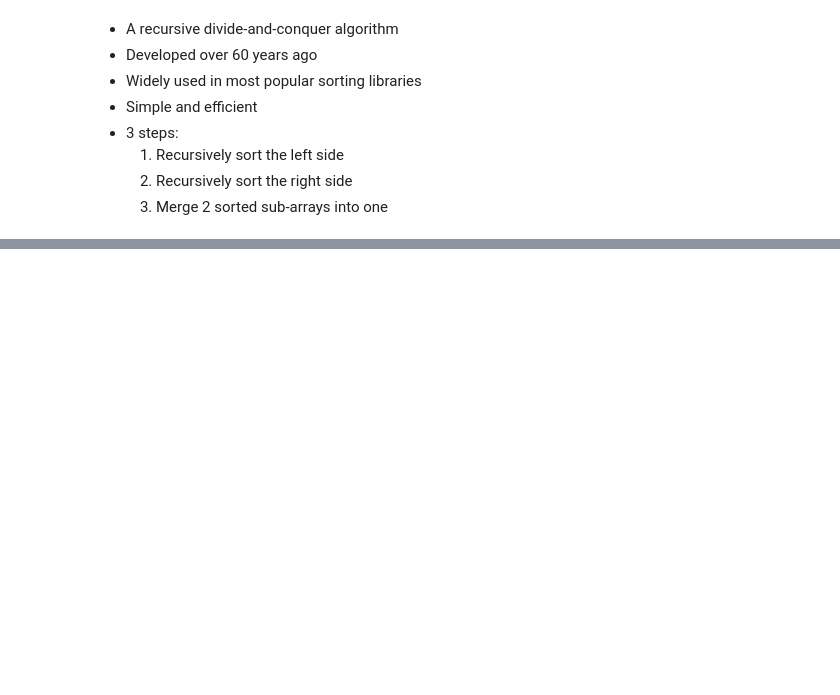
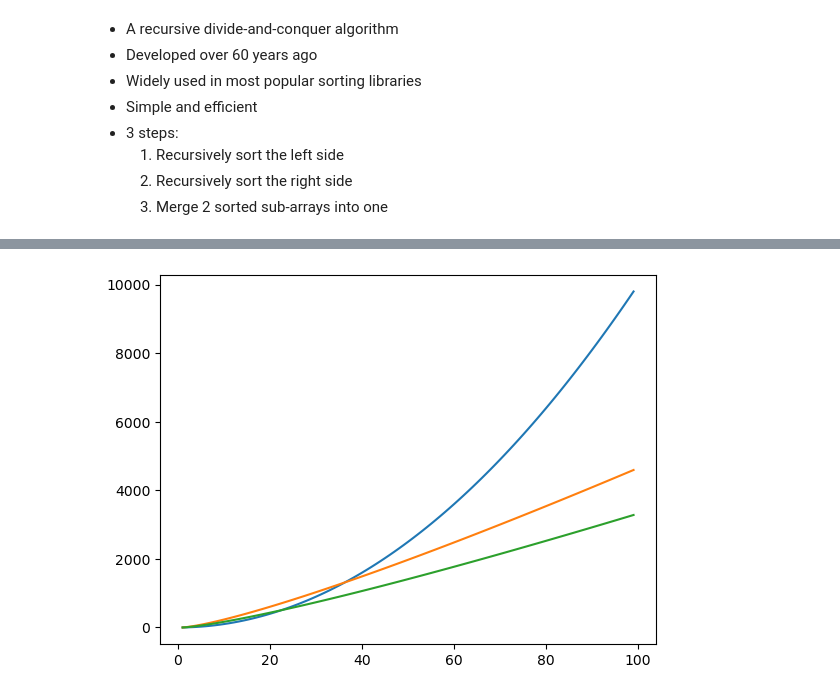
Before and after one commit to maevadevs/Learn-Hands-On-Data-Structures-Algorithms-Python, a Jupyter notebook: Chapter-03-Principles-Of-Algorithm-Design/03-Principles-Of-Algorithm-Design.ipynb, the cells around one changed output, grey strips where cells are left out. Saved outputs shown, nothing was run; the diff lists cells and outputs as text; code cells hidden in the pictures; blank space fills up the shorter version.

```diff
--- a/Chapter-03-Principles-Of-Algorithm-Design/03-Principles-Of-Algorithm-Design.ipynb
+++ b/Chapter-03-Principles-Of-Algorithm-Design/03-Principles-Of-Algorithm-Design.ipynb
@@ -701,0 +535,12 @@ plt.plot([x * x / 10000000 for x in range(n)]); # n^2 for comparison
+# %%
+from matplotlib import pyplot as plt
+import math
+
+x: list[int] = list(range(1, 100))
+
+plt.plot(x, [y**2 for y in x])
+plt.plot(x, [(7 * y) * math.log(y, 2) for y in x])
+plt.plot(x, [(5 * y) * math.log(y, 2) for y in x])
+plt.show()
+# %% [output]
+[figure, added]
```
Also changed, not shown: parts of 158 cells of this notebook, 1 other file.
